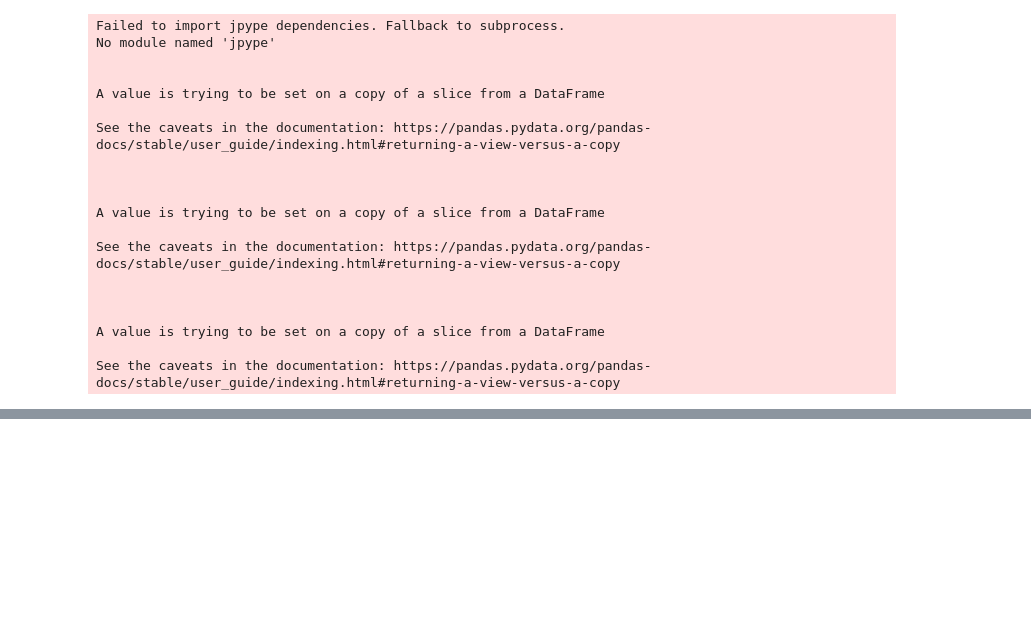
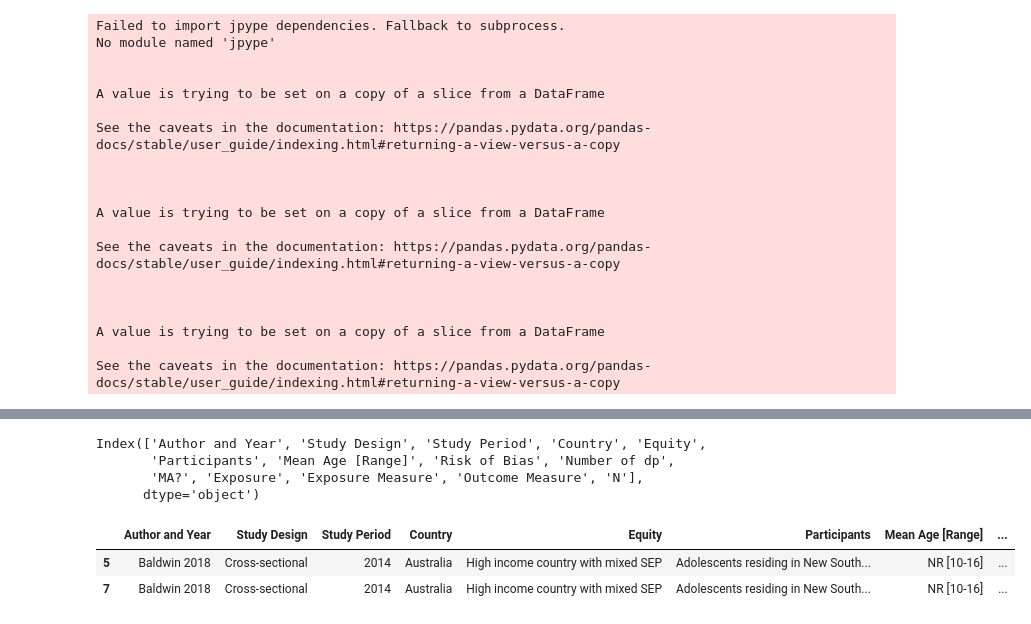
Before and after one commit to fapm4/PRVD-1, a Jupyter notebook: data_visualization.ipynb, the cells around one changed output, grey strips where cells are left out. Drawn from its saved outputs; the diff is of its cells as text; code cells hidden in the pictures; blank space fills up the shorter version.

```diff
--- a/data_visualization.ipynb
+++ b/data_visualization.ipynb
@@ -357,3 +355,17 @@ fig.update_traces(
 )
 
 fig.show()
+# %%
+estudios = pd.read_csv(os.path.join(output_datasets, 'bmj_tables.csv'))
+estudios.columns
+# %% [output]
+Index(['Author and Year', 'Study Design', 'Study Period', 'Country', 'Equity',
+       'Participants', 'Mean Age [Range]', 'Risk of Bias', 'Number of dp',
+       'MA?', 'Exposure', 'Exposure Measure', 'Outcome Measure', 'N'],
+      dtype='object')
+# %%
+estudios[estudios['Exposure Measure'] == 'Seen favourite food advertised on SM']
+# %% [output]
+|  | Author and Year | Study Design | Study Period | Country | Equity | Participants | Mean Age [Range] | ... |
+| 5 | Baldwin 2018 | Cross-sectional | 2014 | Australia | High income country with mixed SEP | Adolescents residing in New South... | NR [10-16] | ... |
+| 7 | Baldwin 2018 | Cross-sectional | 2014 | Australia | High income country with mixed SEP | Adolescents residing in New South... | NR [10-16] | ... |
```
Also changed, not shown: parts of 6 cells of this notebook, 1 other file.
